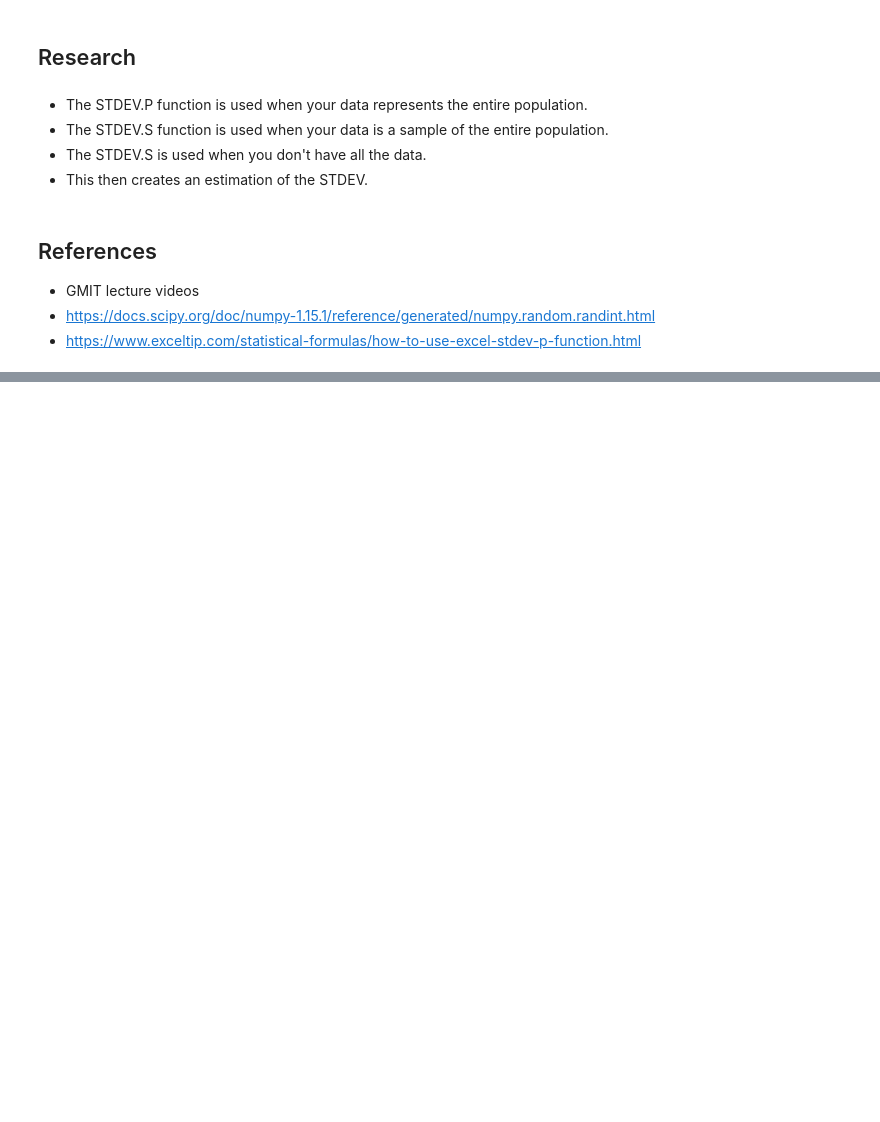
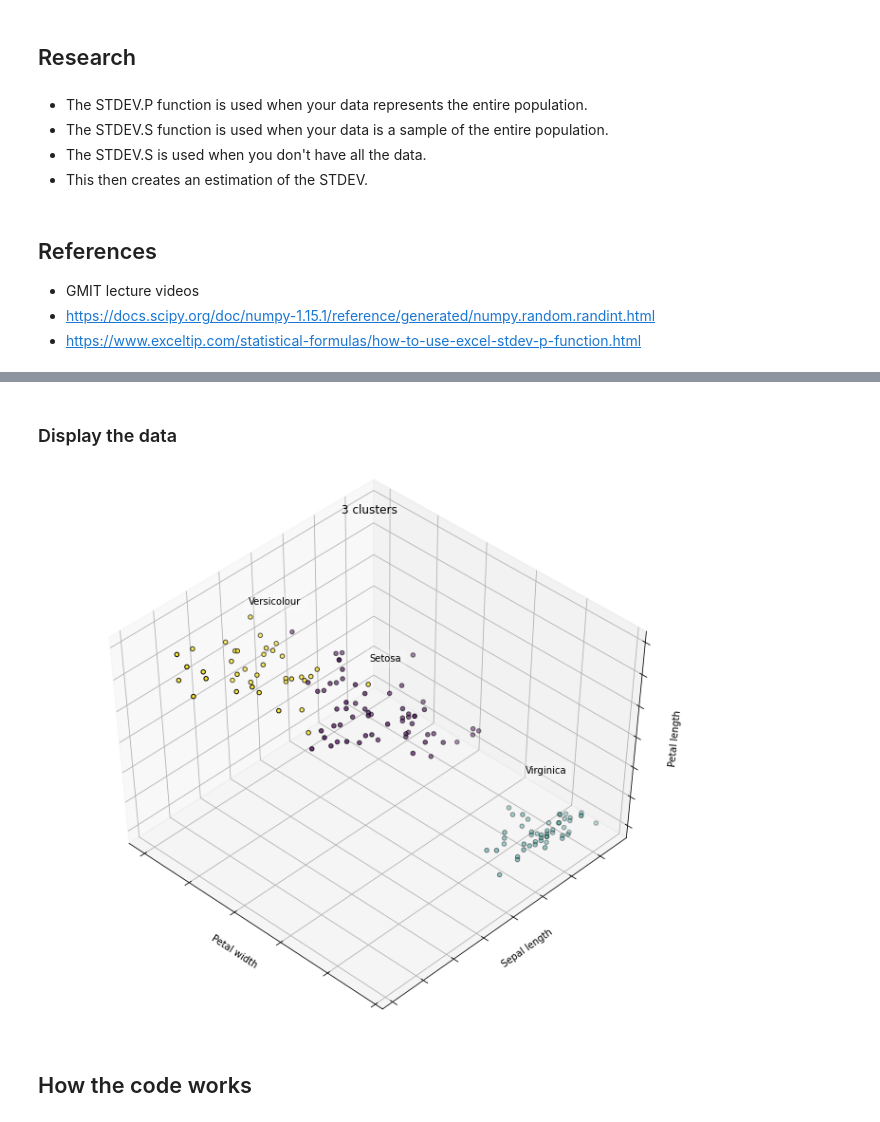
Before and after one commit to KennyThomas/Emerging-Technologies, a Jupyter notebook: Assessments.ipynb, the cells around one changed output, grey strips where cells are left out. Saved outputs shown, nothing was run; the diff lists cells and outputs as text; code cells hidden in the pictures; blank space fills up the shorter version.

```diff
--- a/Assessments.ipynb
+++ b/Assessments.ipynb
@@ -289,0 +326,5 @@ print("standard deviation of a sample is  : %.2f"%STDEVs)
+# %%
+kMean = KMeans(n_clusters=3)
+y_kmeans = kMean.fit_predict(X)   #Predict the closest cluster each sample in X belongs to.
+print(y_kmeans)
+kMean.cluster_centers_
@@ -289,0 +340,29 @@ print("standard deviation of a sample is  : %.2f"%STDEVs)
+# %% [markdown]
+### Display the data
+# %%
+fig = plt.figure(1, figsize=(10, 8))
+ax = Axes3D(fig, rect=[0, 0, .95, 1], elev=48, azim=134)
+for name, label in [('Versicolour', 0),
+                    ('Virginica',1),
+                    ('Setosa', 2)]:
+    ax.text3D(X[y == label, 3].mean(),
+              X[y == label, 0].mean(),
+              X[y == label, 2].mean() + 2, name,
+              horizontalalignment='center',
+              bbox=dict(alpha=.2, edgecolor='w', facecolor='w'))
+
+
+ax.scatter(X[:, 3], X[:, 0], X[:, 2],c=y_kmeans, edgecolor='k')
+
+ax.w_xaxis.set_ticklabels([])
+ax.w_yaxis.set_ticklabels([])
+ax.w_zaxis.set_ticklabels([])
+ax.set_xlabel('Petal width')
+ax.set_ylabel('Sepal length')
+ax.set_zlabel('Petal length')
+ax.set_title(titles[fignum - 1])
+ax.dist = 10
+# %% [output]
+[figure, added]
+# %% [markdown]
+## How the code works
```
Also changed, not shown: parts of 18 cells of this notebook.
